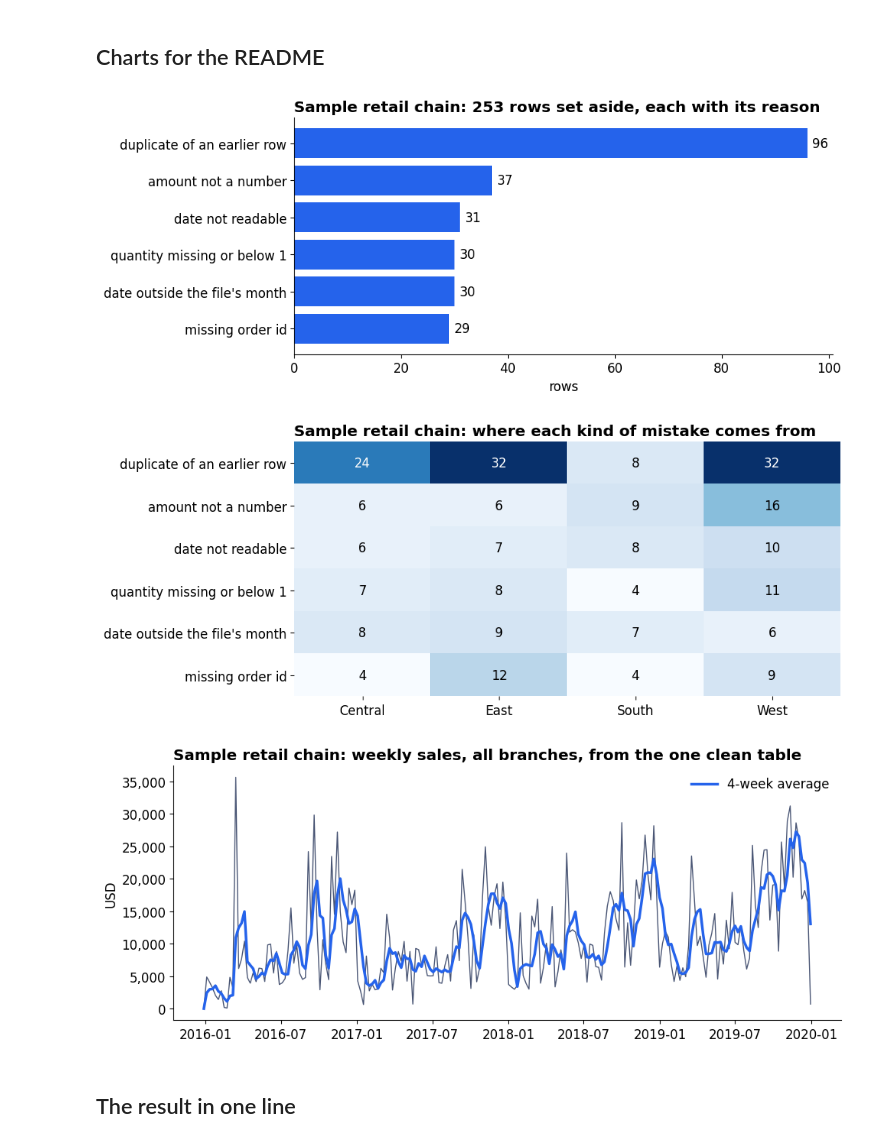
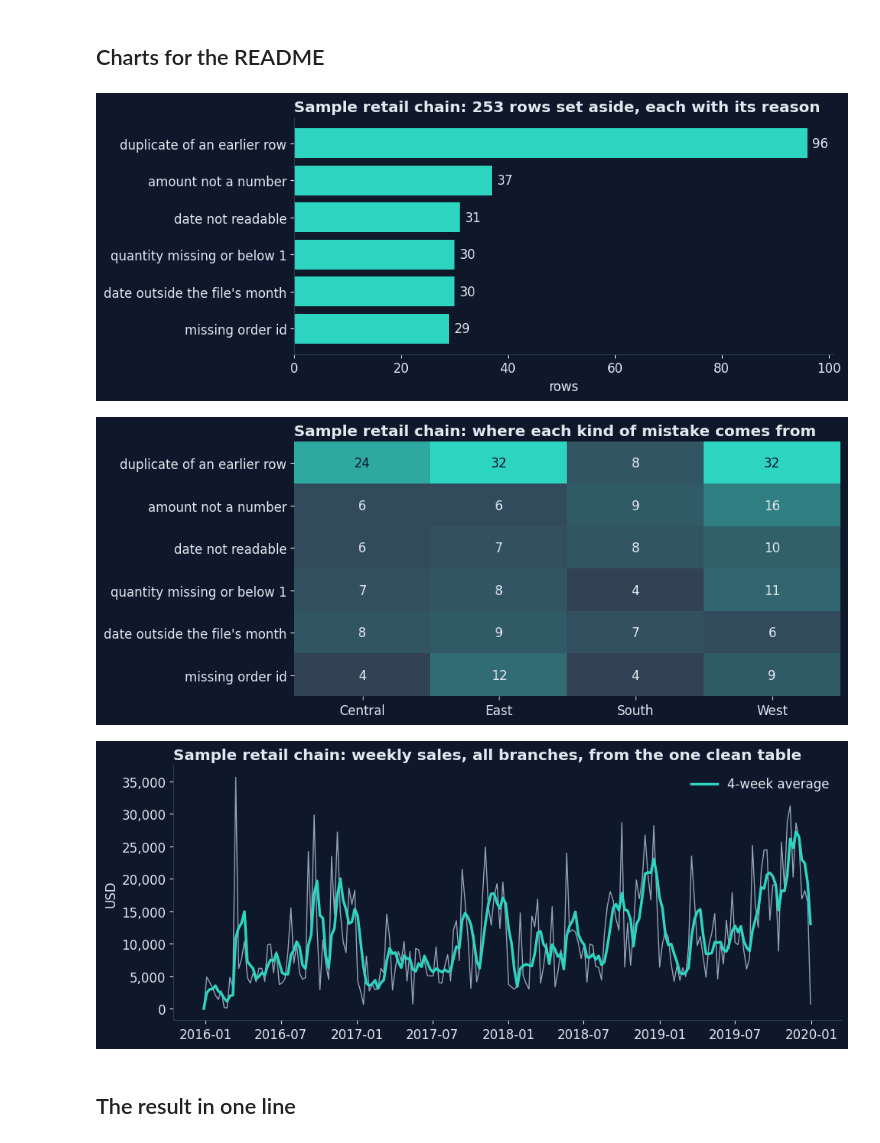
Before and after one commit to omarshalabyy1/excel-branch-report, a Jupyter notebook: analysis/analysis.ipynb, the cells around one changed output. Drawn from its saved outputs; the diff is of its cells as text; code cells hidden in the pictures.

Commit message:
Charts in the README's navy and teal look

```diff
--- a/analysis/analysis.ipynb
+++ b/analysis/analysis.ipynb
@@ -18,6 +18,7 @@ import time
 from pathlib import Path
 
 import matplotlib.pyplot as plt
+from matplotlib.colors import LinearSegmentedColormap
 import pandas as pd
 
 ROOT = Path.cwd().parent if Path.cwd().name == "analysis" else Path.cwd()
@@ -27,6 +28,10 @@ from config import load_config
 cfg = load_config()
 NAME, CURRENCY = cfg["client"]["name"], cfg["client"]["currency"]
 MAIN, MUTED = cfg["report"]["colours"]["data"][0], cfg["report"]["colours"]["muted"]
+# Charts use the README's navy and teal look; the Power BI theme keeps client.yaml's colours.
+MAIN, MUTED, TEXT, LINE = "#2DD4BF", "#94A3B8", "#E2E8F0", "#334155"
+plt.rcParams.update({"figure.facecolor": "#0F172A", "axes.facecolor": "#0F172A", "savefig.facecolor": "#0F172A",
+                     "text.color": TEXT, "axes.labelcolor": TEXT, "xtick.color": TEXT, "ytick.color": TEXT, "axes.edgecolor": LINE})
 OUT, DOCS, INPUT = ROOT / "output", ROOT / "docs", cfg["input_dir"]
 
 started = time.perf_counter()
@@ -218,22 +223,22 @@ fig.tight_layout()
 fig.savefig(DOCS / "errors-by-reason.png", dpi=150)
 plt.show()
 # %% [output]
-[figure, old version]
+[figure, new version]
 # %%
 grid = pd.crosstab(aside["reason"], aside["branch"]).loc[counts.index[::-1]]
 fig, ax = plt.subplots(figsize=(10, 4.2))
-ax.imshow(grid.values, cmap="Blues", aspect="auto")
+ax.imshow(grid.values, cmap=LinearSegmentedColormap.from_list("line_to_main", [LINE, MAIN]), aspect="auto")
 ax.set_xticks(range(len(grid.columns)), grid.columns)
 ax.set_yticks(range(len(grid.index)), grid.index)
 for (y, x), v in pd.DataFrame(grid.values).stack().items():
-    ax.text(x, y, str(v), ha="center", va="center", color="white" if v > grid.values.max() / 2 else "black")
+    ax.text(x, y, str(v), ha="center", va="center", color="#0F172A" if v > grid.values.max() / 2 else TEXT)
 ax.set_title(f"{NAME}: where each kind of mistake comes from", loc="left", fontweight="bold")
 ax.spines[:].set_visible(False)
 fig.tight_layout()
 fig.savefig(DOCS / "errors-by-branch.png", dpi=150)
 plt.show()
 # %% [output]
-[figure, old version]
+[figure, new version]
 # %%
 weekly = sales.groupby(sales["order_date"].dt.to_period("W-SUN").dt.start_time)["sales"].sum()
 fig, ax = plt.subplots(figsize=(10, 4.2))
@@ -247,7 +252,7 @@ fig.tight_layout()
 fig.savefig(DOCS / "weekly-sales.png", dpi=150)
 plt.show()
 # %% [output]
-[figure, old version]
+[figure, new version]
 # %% [markdown]
 ## The result in one line
 # %%
```
Also changed, not shown: parts of 3 cells of this notebook, 3 other files.
